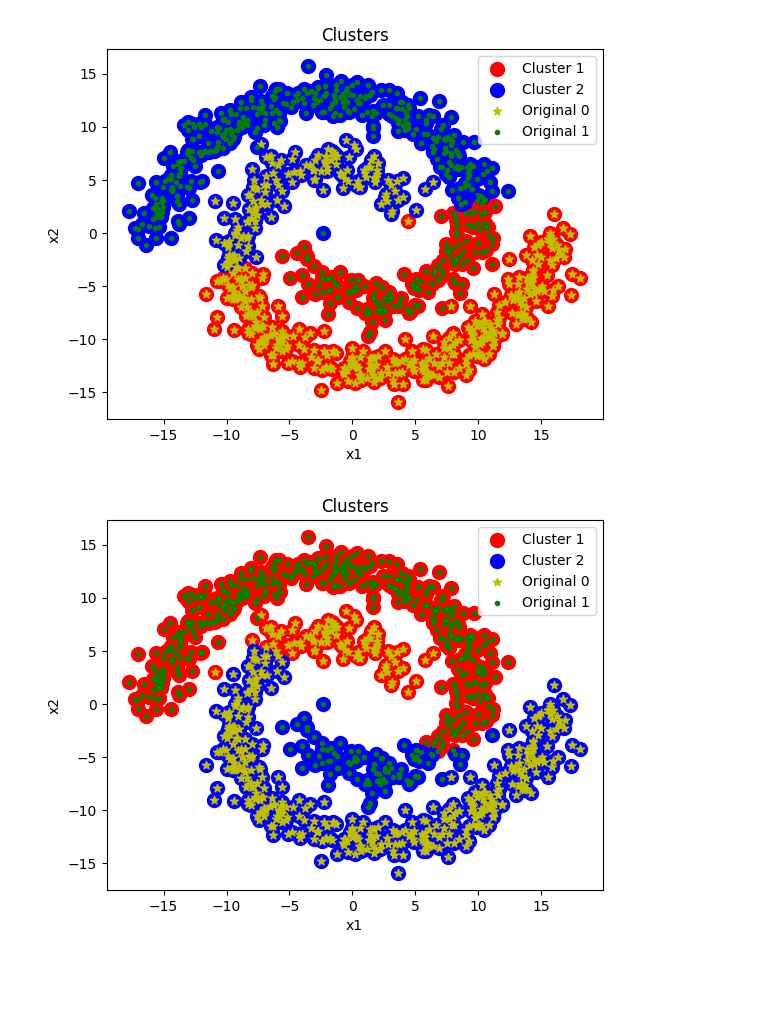
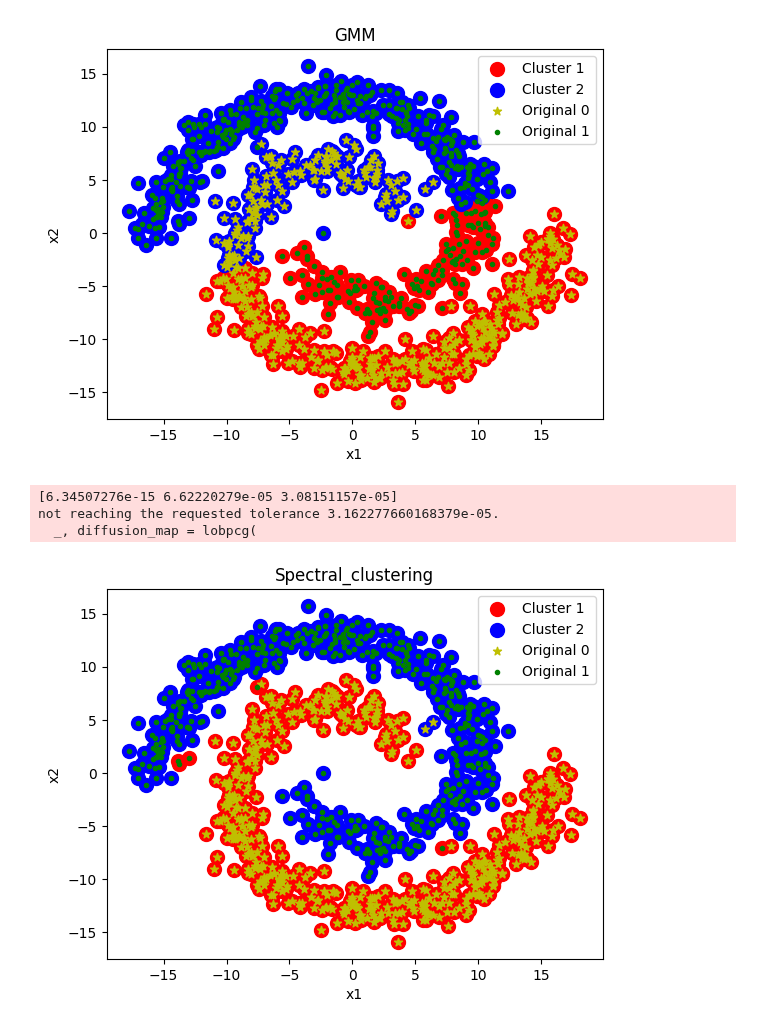
Before and after one commit to danialebrat/Comp_8720_Advanced_AI, a Jupyter notebook: Assignment_2/Jupyter/spiral1.ipynb, the cells around one changed output. Drawn from its saved outputs; the diff is of its cells as text; code cells hidden in the pictures; blank space fills up the shorter version.

```diff
--- a/Assignment_2/Jupyter/spiral1.ipynb
+++ b/Assignment_2/Jupyter/spiral1.ipynb
@@ -35,31 +35,35 @@ plt.scatter(X[y_kmeans == 1, 0], X[y_kmeans == 1, 1], s = 100, c = 'blue', label
 plt.scatter(X[y==0, 0], X[y==0, 1], c='y', label='Original 0',marker='*')
 plt.scatter(X[y==1, 0], X[y==1, 1], c='g', label='Original 1',marker='.')
 
-plt.title('Clusters')
+plt.title('GMM')
 plt.xlabel('x1')
 plt.ylabel('x2')
 plt.legend()
 plt.show()
 # %% [output]
-[figure, old version]
+[figure, new version]
 # %%
 from sklearn.cluster import SpectralClustering
-sc = SpectralClustering(n_clusters=2, affinity='rbf', gamma=1.0)
+sc = SpectralClustering(n_clusters=2, affinity='rbf', gamma=5)
 y_kmeans = sc.fit_predict(X)
+# %% [output]
+[6.34507276e-15 6.62220279e-05 3.08151157e-05]
+not reaching the requested tolerance 3.162277660168379e-05.
+  _, diffusion_map = lobpcg(
 # %%
 plt.scatter(X[y_kmeans == 0, 0], X[y_kmeans == 0, 1], s = 100, c = 'red', label = 'Cluster 1')
 plt.scatter(X[y_kmeans == 1, 0], X[y_kmeans == 1, 1], s = 100, c = 'blue', label = 'Cluster 2')
 
 plt.scatter(X[y==0, 0], X[y==0, 1], c='y', label='Original 0',marker='*')
 plt.scatter(X[y==1, 0], X[y==1, 1], c='g', label='Original 1',marker='.')
 
-plt.title('Clusters')
+plt.title('Spectral_clustering')
 plt.xlabel('x1')
 plt.ylabel('x2')
 plt.legend()
 plt.show()
 # %% [output]
-[figure, old version]
+[figure, new version]
 # %%
 from sklearn.cluster import KMeans
 wcss = []
```
Also changed, not shown: parts of 2 cells of this notebook, 2 other files.
